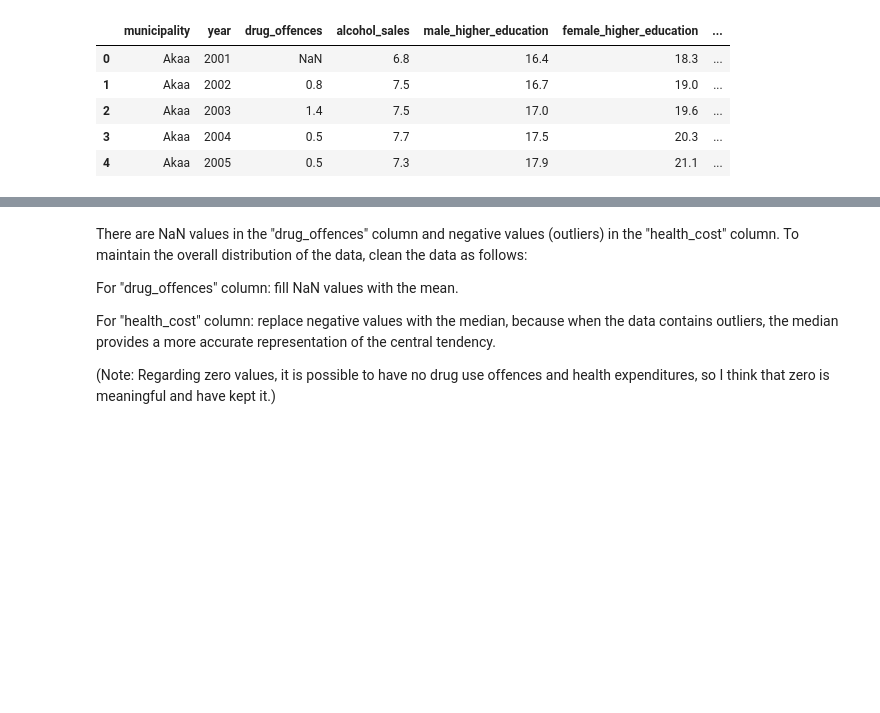
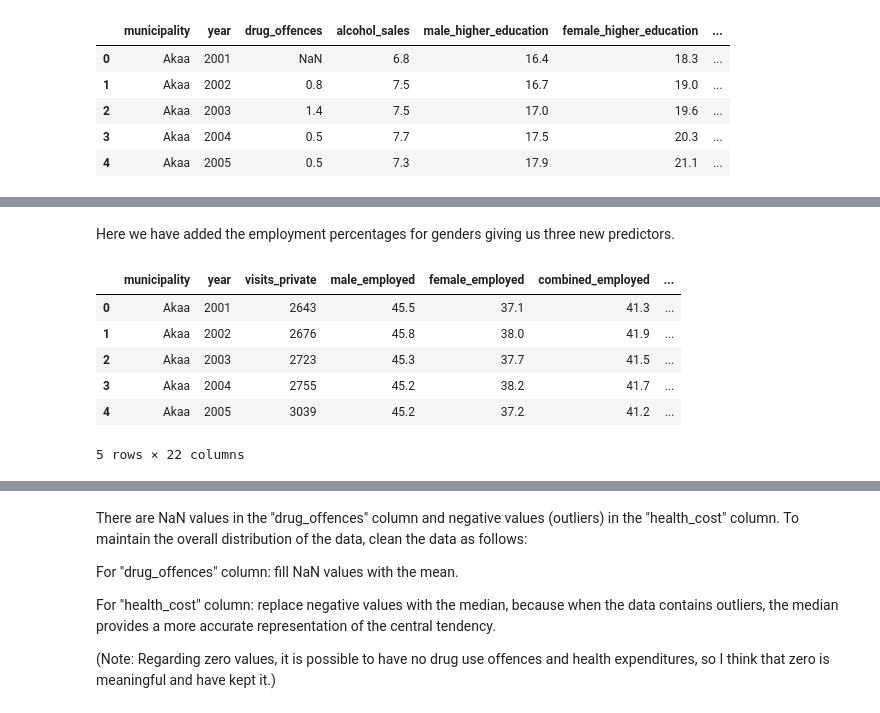
Before and after one commit to AnnaKuokkanen/DataScienceIntro, a Jupyter notebook: intro_to_data_project.ipynb, the cells around one changed output, grey strips where cells are left out. Drawn from its saved outputs; the diff is of its cells as text; code cells hidden in the pictures; blank space fills up the shorter version.

```diff
--- a/intro_to_data_project.ipynb
+++ b/intro_to_data_project.ipynb
@@ -157,0 +189,16 @@ Next we added data on alcohol sales measured in litres of pure alcohol sold in a
+# %% [markdown]
+Here we have added the employment percentages for genders giving us three new predictors.
+# %%
+private = pd.read_csv("data/visits_private.csv", header=None, sep=";").drop(columns=[0, 1, 3, 4, 7])
+private.columns = ["municipality", "year", "visits_private"]
+
+data = pd.merge(private, data, how="inner", on=["year", "municipality"])
+data.head()
+# %% [output]
+|  | municipality | year | visits_private | male_employed | female_employed | combined_employed | ... |
+| 0 | Akaa | 2001 | 2643 | 45.5 | 37.1 | 41.3 | ... |
+| 1 | Akaa | 2002 | 2676 | 45.8 | 38.0 | 41.9 | ... |
+| 2 | Akaa | 2003 | 2723 | 45.3 | 37.7 | 41.5 | ... |
+| 3 | Akaa | 2004 | 2755 | 45.2 | 38.2 | 41.7 | ... |
+| 4 | Akaa | 2005 | 3039 | 45.2 | 37.2 | 41.2 | ... |
+5 rows × 22 columns
```
Also changed, not shown: parts of 30 cells of this notebook, 3 other files.
